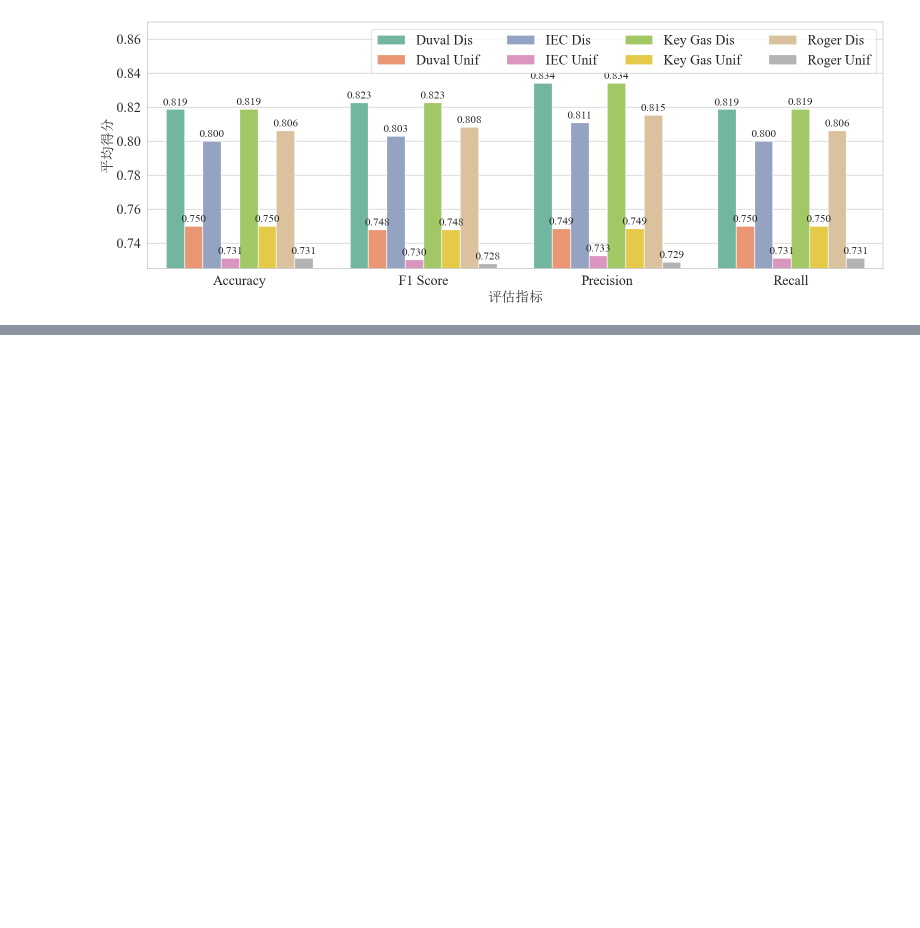
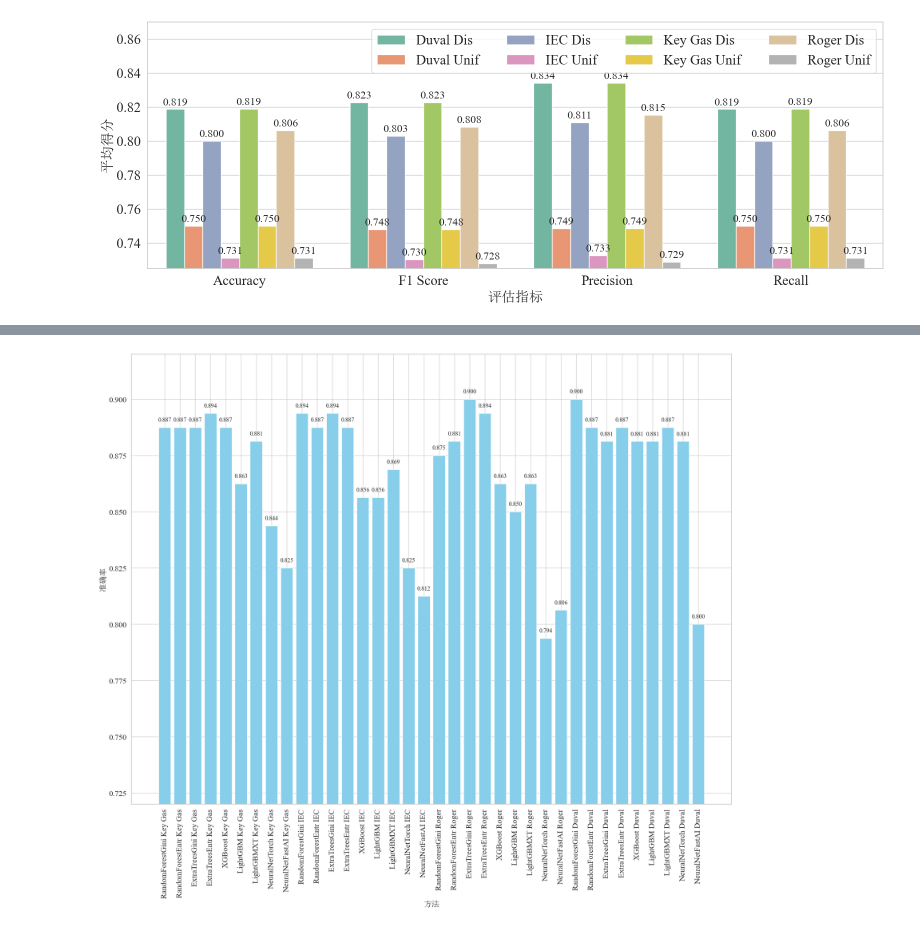
Before and after one commit to Sihan0229/DGA, a Jupyter notebook: Dissolved-Gas-Analysis/figure_show.ipynb, the cells around one changed output, grey strips where cells are left out. Saved outputs shown, nothing was run; the diff lists cells and outputs as text; code cells hidden in the pictures; blank space fills up the shorter version.

```diff
--- a/Dissolved-Gas-Analysis/figure_show.ipynb
+++ b/Dissolved-Gas-Analysis/figure_show.ipynb
@@ -501,0 +576,52 @@ The `ci` parameter is deprecated. Use `errorbar=None` for the same effect.
+# %%
+import matplotlib.pyplot as plt
+import pandas as pd
+from matplotlib.font_manager import FontProperties
+
+# 设置字体
+font_cn = FontProperties(fname=r"C:\Windows\Fonts\simsun.ttc", size=16)
+font_en = FontProperties(fname=r"C:\Windows\Fonts\times.ttf", size=16)
+
+# 构造数据
+data = {
+    '特征': [
+        'Key Gas'] * 9 + ['IEC'] * 9 + ['Roger'] * 9 + ['Duval'] * 9,
+    '模型': [
+        'RandomForestGini', 'RandomForestEntr', 'ExtraTreesGini', 'ExtraTreesEntr', 'XGBoost', 'LightGBM', 'LightGBMXT', 'NeuralNetTorch', 'NeuralNetFastAI',
+        'RandomForestGini', 'RandomForestEntr', 'ExtraTreesGini', 'ExtraTreesEntr', 'XGBoost', 'LightGBM', 'LightGBMXT', 'NeuralNetTorch', 'NeuralNetFastAI',
+        'RandomForestGini', 'RandomForestEntr', 'ExtraTreesGini', 'ExtraTreesEntr', 'XGBoost', 'LightGBM', 'LightGBMXT', 'NeuralNetTorch', 'NeuralNetFastAI',
+        'RandomForestGini', 'RandomForestEntr', 'ExtraTreesGini', 'ExtraTreesEntr', 'XGBoost', 'LightGBM', 'LightGBMXT', 'NeuralNetTorch', 'NeuralNetFastAI',
+    ],
+    'Accuracy': [
+        0.8875, 0.8875, 0.8875, 0.8938, 0.8875, 0.8625, 0.8813, 0.8438, 0.8250,
+        0.8938, 0.8875, 0.8938, 0.8875, 0.8563, 0.8563, 0.8688, 0.8250, 0.8125,
+        0.8750, 0.8813, 0.9000, 0.89375, 0.8625, 0.85, 0.8625, 0.79375, 0.80625,
+        0.9000, 0.8875, 0.88125, 0.8875, 0.88125, 0.88125, 0.8875, 0.88125, 0.8000
+    ]
+}
+
+df = pd.DataFrame(data)
+df['方法'] = df['模型']+ ' ' + df['特征']
+
+# 绘图
+plt.figure(figsize=(18, 16))
+bars = plt.bar(df['方法'], df['Accuracy'], color='skyblue')
+
+# 添加数值标签
+for bar in bars:
+    height = bar.get_height()
+    plt.text(bar.get_x() + bar.get_width()/2, height + 0.002, f'{height:.3f}',
+             ha='center', va='bottom', fontsize=12, fontproperties=font_en)
+
+# 坐标轴设置
+plt.xlabel('方法', fontsize=16, fontproperties=font_cn)
+plt.ylabel('准确率', fontsize=16, fontproperties=font_cn)
+plt.xticks(rotation=90, fontsize=12, fontproperties=font_en)
+plt.yticks(fontsize=12, fontproperties=font_en)
+
+# 不显示图例
+plt.tight_layout()
+plt.ylim(0.72, 0.92)
+plt.show()
+# %% [output]
+[figure, added]
```
Also changed, not shown: parts of 3 cells of this notebook.
